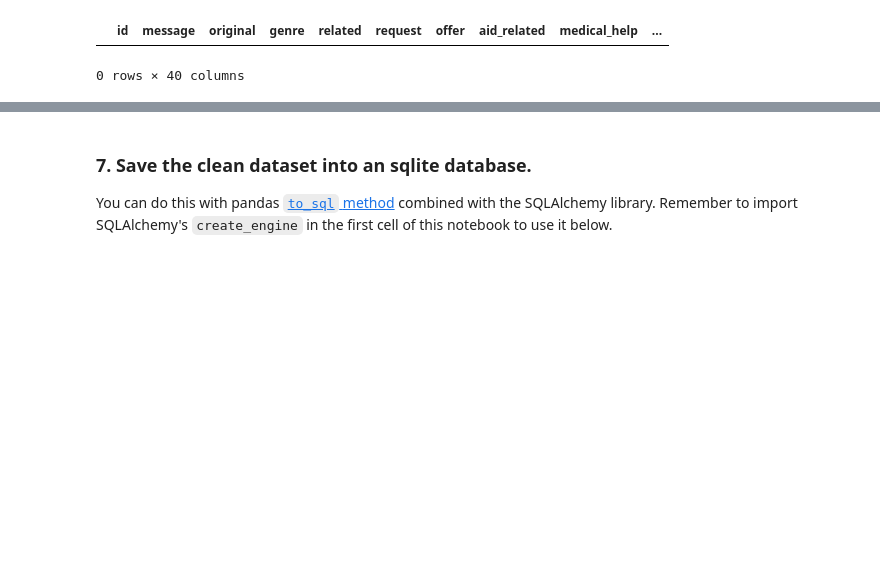
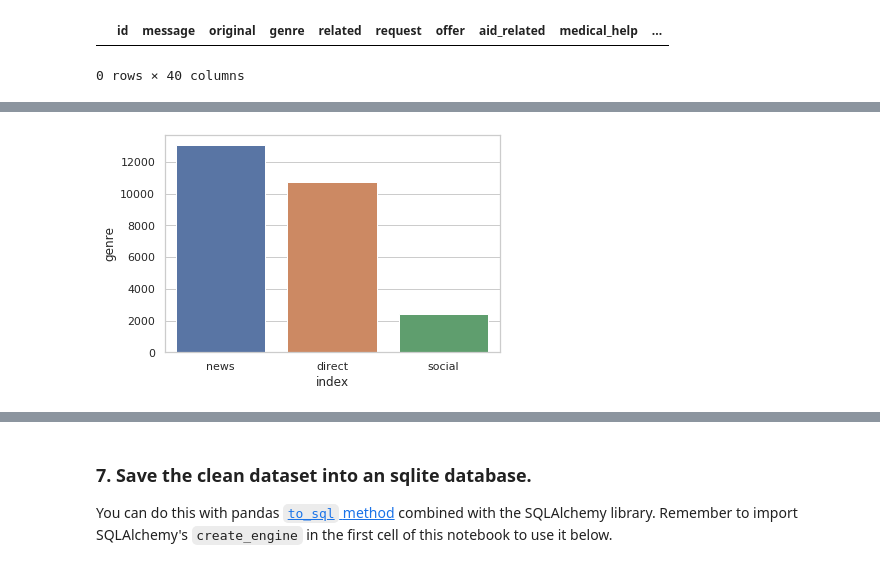
Before and after one commit to tarcisobraz/disaster-message-clf, a Jupyter notebook: data/ETL Pipeline Preparation.ipynb, the cells around one changed output, grey strips where cells are left out. Saved outputs shown, nothing was run; the diff lists cells and outputs as text; code cells hidden in the pictures; blank space fills up the shorter version.

```diff
--- a/data/ETL Pipeline Preparation.ipynb
+++ b/data/ETL Pipeline Preparation.ipynb
@@ -207,0 +254,6 @@ df[df.duplicated()]
+# %%
+messages_per_genre = df.genre.value_counts().reset_index()
+sns.set(style="whitegrid")
+sns.barplot(x="index", y="genre", data=messages_per_genre);
+# %% [output]
+[figure, added]
```
Also changed, not shown: parts of 20 cells of this notebook.
